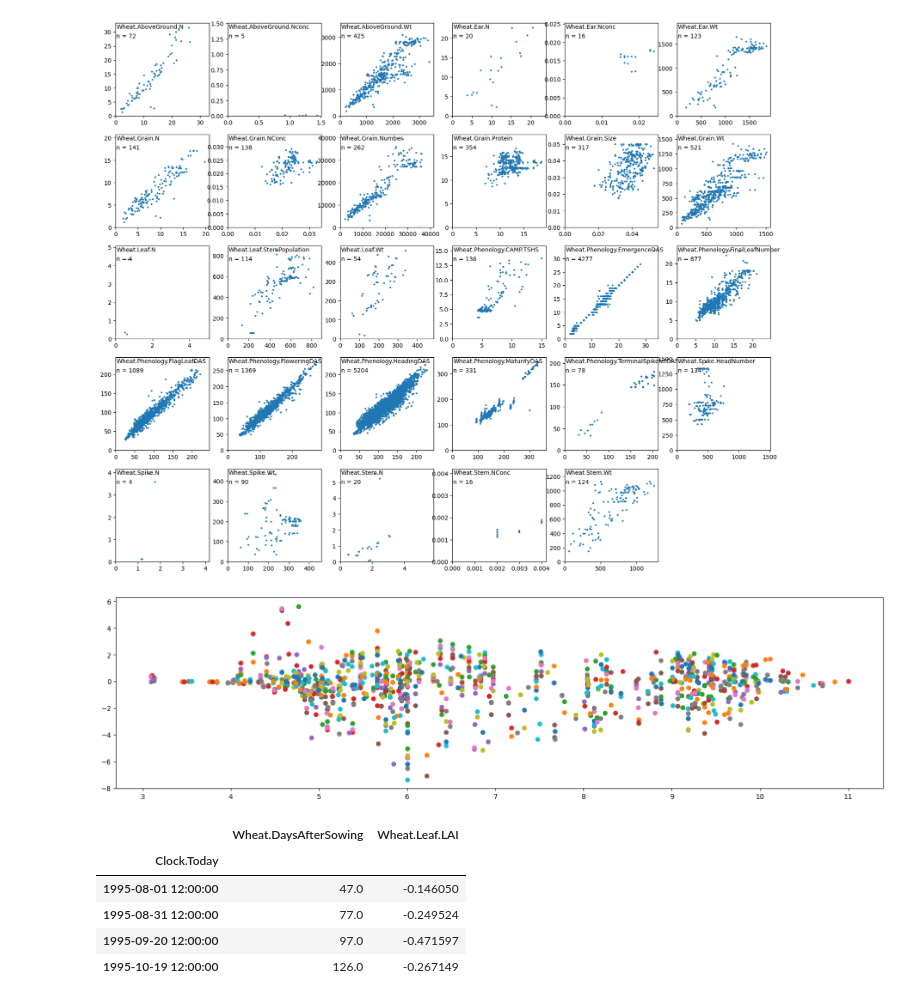
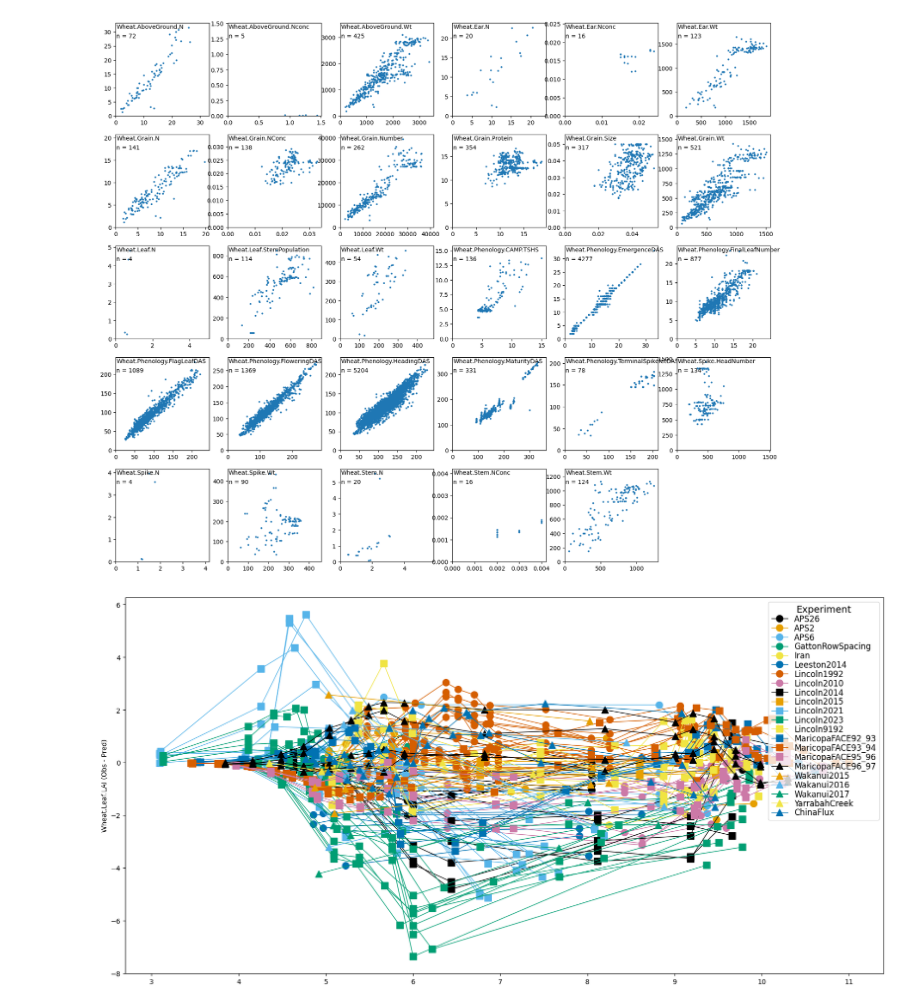
Before and after one commit to HamishBrownPFR/ApsimX, a Jupyter notebook: Prototypes/WheatSimpleLeaf/WheatAnalysis.ipynb, the cells around one changed output. Cells and saved outputs as stored; diff of their text form; code cells hidden in the pictures.

Commit message:
analysis scripts

```diff
--- a/Prototypes/WheatSimpleLeaf/WheatAnalysis.ipynb
+++ b/Prototypes/WheatSimpleLeaf/WheatAnalysis.ipynb
@@ -92,4 +110,17 @@ DailyPred.set_index(['SimulationName','Clock.Today'],drop=False,inplace=True)
 DailyPred.sort_index(inplace=True)
 DailyPred.sort_index(inplace=True,axis=1)
 con.close()
+# %%
+#ReadInNDVI predictions
+con = sqlite3.connect(filePath)
+NDVIPred = pd.read_sql("Select * from NDVIDailyReport",con)
+NDVIPred.loc[:,'SimulationName'] = [Simulations.loc[x,'Name'] for x in NDVIPred.SimulationID]
+NDVIPred.set_index(['SimulationName','Clock.Today'],drop=False,inplace=True)
+NDVIPred.sort_index(inplace=True)
+NDVIPred.sort_index(inplace=True,axis=1)
+con.close()
+
+##Join NDVI predictions in with others
+for i in NDVIPred.index:
+    DailyPred.loc[i,'NDVIModel.Script.NDVI'] = NDVIPred.loc[i,'NDVIModel.Script.NDVI']
 # %%
@@ -128,7 +160,7 @@ HarvGraphs =  plt.figure(figsize=(20,20))
 pos=1
 for var in HarvVars:
     ax = HarvGraphs.add_subplot(6,6,pos)
-    obsPred = pd.DataFrame(HarvestObs.loc[:,var].copy())
+    obsPred = pd.DataFrame(HarvestObs.loc[:,var].dropna().copy())
     obsPred.columns = ['obs']
     obsPred.index = obsPred.index.get_level_values(0)
     for s in obsPred.index:
@@ -221,26 +262,31 @@ for iv in IndexVars:
 DailyResidules = DailyObs.copy()
 for ov in dailyObsVars:
     DailyResidules.loc[:,ov] = DailyObs.loc[:,ov] - DailyPred.reindex(DailyObs.index).loc[:,ov]
-# %%
-SimsToGraph = DailyResidules.index.get_level_values(0).drop_duplicates()
 # %%
-Graph = plt.figure(figsize=(20,5))
+Graph = plt.figure(figsize=(20,10))
 ax = Graph.add_subplot(1,1,1)
 ind = 'Wheat.Phenology.Stage'
 var = 'Wheat.Leaf.LAI'
-for s in SimsToGraph:
-    data = DailyResidules.loc[s,[ind,var]].dropna()
-    x = data.loc[:,ind]
-    y = data.loc[:,var]
-    plt.plot(x,y,'o')
+gro = 'Experiment'
+plotSet = DailyResidules.dropna(subset=[ind,var]).loc[:,[ind,var,gro]]
+Groups = list(plotSet.Experiment.drop_duplicates().values)
+colPos = 1
+markerPos = 0
+for g in Groups:
+    groupSet = plotSet.loc[plotSet.loc[:,gro] == g,:]
+    # groupMean = groupSet.loc[:,[ind,var]].groupby('Clock.Today').mean()
+    # plt.plot(groupMean.loc[:,ind],groupMean.loc[:,var],'-',color = Colors[colPos],lw=3)
+    SimsToGraph = list(groupSet.index.get_level_values(0).drop_duplicates())
+    for s in SimsToGraph:
+        data = DailyResidules.loc[s,[ind,var]].dropna()
+        x = data.loc[:,ind]
+        y = data.loc[:,var]
+        plt.plot(x,y,Markers[markerPos]+'-',lw=1,ms=10,color = Colors[colPos],label=g)
+    colPos +=1
+    if colPos>8:
+        colPos=1
+        markerPos +=1
+plt.ylabel(var+" (Obs - Pred)")
+GH.AddLegend(LegLoc=1,labelsize=12,Title='Experiment')
 # %% [output]
-[figure, old version]
+[figure, new version]
-# %%
-DailyResidules.loc[SimsToGraph[0],['Wheat.DaysAfterSowing','Wheat.Leaf.LAI']].dropna()
-# %% [output]
-|  | Wheat.DaysAfterSowing | Wheat.Leaf.LAI |
-| Clock.Today |  |  |
-| 1995-08-01 12:00:00 | 47.0 | -0.146050 |
-| 1995-08-31 12:00:00 | 77.0 | -0.249524 |
-| 1995-09-20 12:00:00 | 97.0 | -0.471597 |
-| 1995-10-19 12:00:00 | 126.0 | -0.267149 |
```
Also changed, not shown: parts of 14 cells of this notebook.
